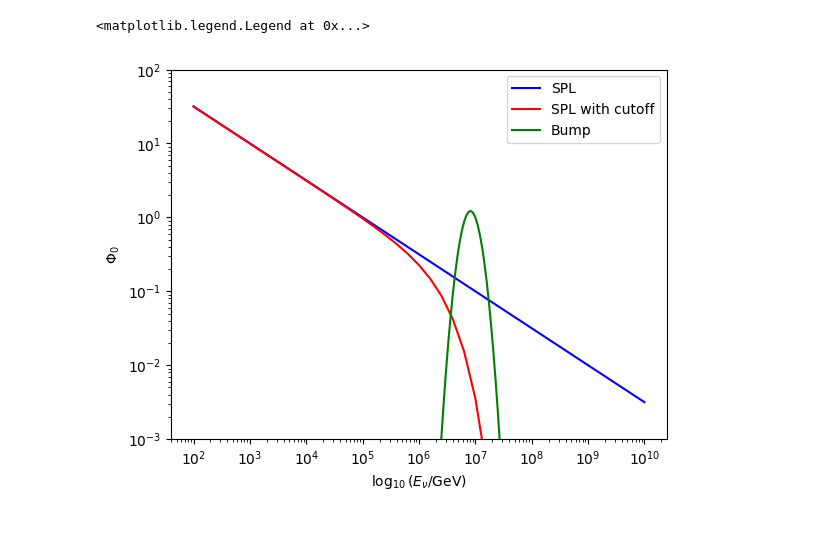
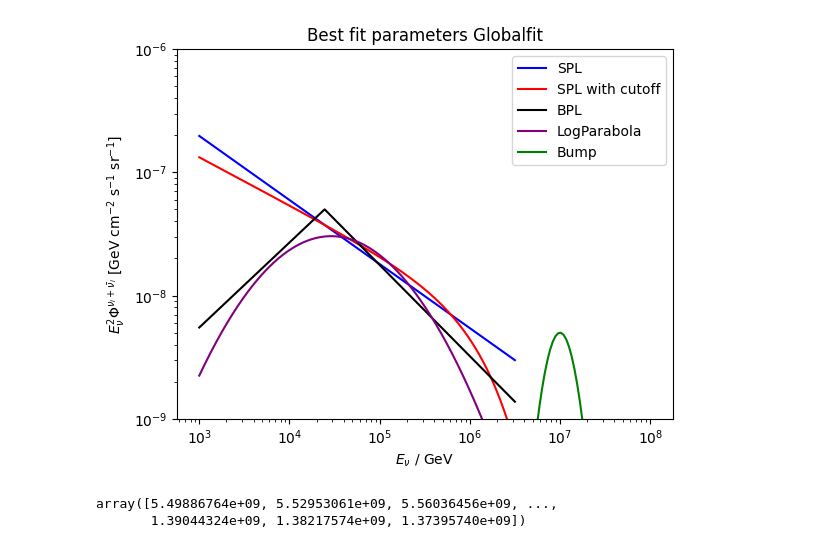
Before and after one commit to tjuanve/icc-ana, a Jupyter notebook: study_inputs/plot_flux_models.ipynb, the cells around one changed output. Drawn from its saved outputs; the diff is of its cells as text; code cells hidden in the pictures.

Commit message:
add more flux models

```diff
--- a/study_inputs/plot_flux_models.ipynb
+++ b/study_inputs/plot_flux_models.ipynb
@@ -78,27 +83,47 @@ plt.savefig(f"{plotting_path}/compare_bump.pdf")
-# %%
-# plotting
-fig, (ax) = plt.subplots(1, 1)
-
-ax.plot( energies, flux_powerlaw, label = "SPL", color = "blue" )
-ax.plot( energies, flux_powerlaw_cutoff, label = "SPL with cutoff", color = "red" )
-ax.plot( energies_bump, flux_bump, label = "Bump", color = "green" )
-
-# ax.axhline(1.0, color="red", linestyle="--", label="dllh = 1.0")
-# ax.axvline(bestfit, color="green", linestyle="--", label=f"Bestfit {bestfit:.2f}")
-
-ax.set_xlabel(r"$\log_{10}(E_{\nu}/\rm GeV)$")
-ax.set_ylabel(r"$\Phi_0$")
-
-# ax.set_title(name)
-
-ax.set_yscale("log")
-ax.set_xscale("log")
-
-ax.set_ylim( [ 1e-3,1e2 ])
-
-ax.legend()
-
-# plt.savefig(f"{plotting_path}/dllh_name-{name}_parameter-{parameter}.pdf")
-# %% [output]
-<matplotlib.legend.Legend at 0x...>
-[figure, removed]
+# %%
+log_energies = np.linspace(3,6.5,1001)
+energies = 10**log_energies
+
+norm_factor = 1e-8
+
+flux_powerlaw = powerlaw( energies, norm = 1.8*norm_factor, gamma = 2.52)
+flux_powerlaw_cutoff = powerlaw_cutoff( energies, norm = 2.2*norm_factor, gamma = 2.39, cutoff = 10**6.15)
+flux_broken_powerlaw = broken_powerlaw( energies, norm = 1.77*norm_factor, e_break = 10**4.39, gamma_1 = 1.31, gamma_2 = 2.74)
+flux_logparabola = logparabola( energies, norm = 2.13*norm_factor, alpha = 2.57, beta = 0.23)
+
+log_energies_bump = np.linspace(5,8,101)
+energies_bump = 10**log_energies_bump
+
+flux_bump = bump( energies_bump, 1e7, 0.5e-22, 5)
+
+# plotting
+fig, (ax) = plt.subplots(1, 1)
+
+ax.plot( energies, flux_powerlaw, label = "SPL", color = "blue" )
+ax.plot( energies, flux_powerlaw_cutoff, label = "SPL with cutoff", color = "red" )
+ax.plot( energies, flux_broken_powerlaw, label = "BPL", color = "black" )
+ax.plot( energies, flux_logparabola, label = "LogParabola", color = "purple" )
+
+ax.plot( energies_bump, flux_bump, label = "Bump", color = "green" )
+
+ax.set_xlabel(r"$E_{\nu}$ / GeV")
+ax.set_ylabel(r"$E_{\nu}^2 \Phi^{\nu_i + \bar{\nu}_i}$ [GeV cm$^{-2}$ s$^{-1}$ sr$^{-1}$]")
+
+ax.set_title("Best fit parameters Globalfit")
+
+ax.set_yscale("log")
+ax.set_xscale("log")
+
+ax.set_ylim( [ 1e-1,1e3 ])
+ax.set_ylim( [ 1e-9,1e-6 ])
+
+ax.legend(ncol = 1)
+
+plt.savefig(f"{plotting_path}/compare_astrophysical_models_globalfit.pdf")
+# %% [output]
+[figure, added]
+# %%
+flux_broken_powerlaw
+# %% [output]
+array([5.49886764e+09, 5.52953061e+09, 5.56036456e+09, ...,
+       1.39044324e+09, 1.38217574e+09, 1.37395740e+09])
```
Also changed, not shown: parts of 3 cells of this notebook, 3 other files.
